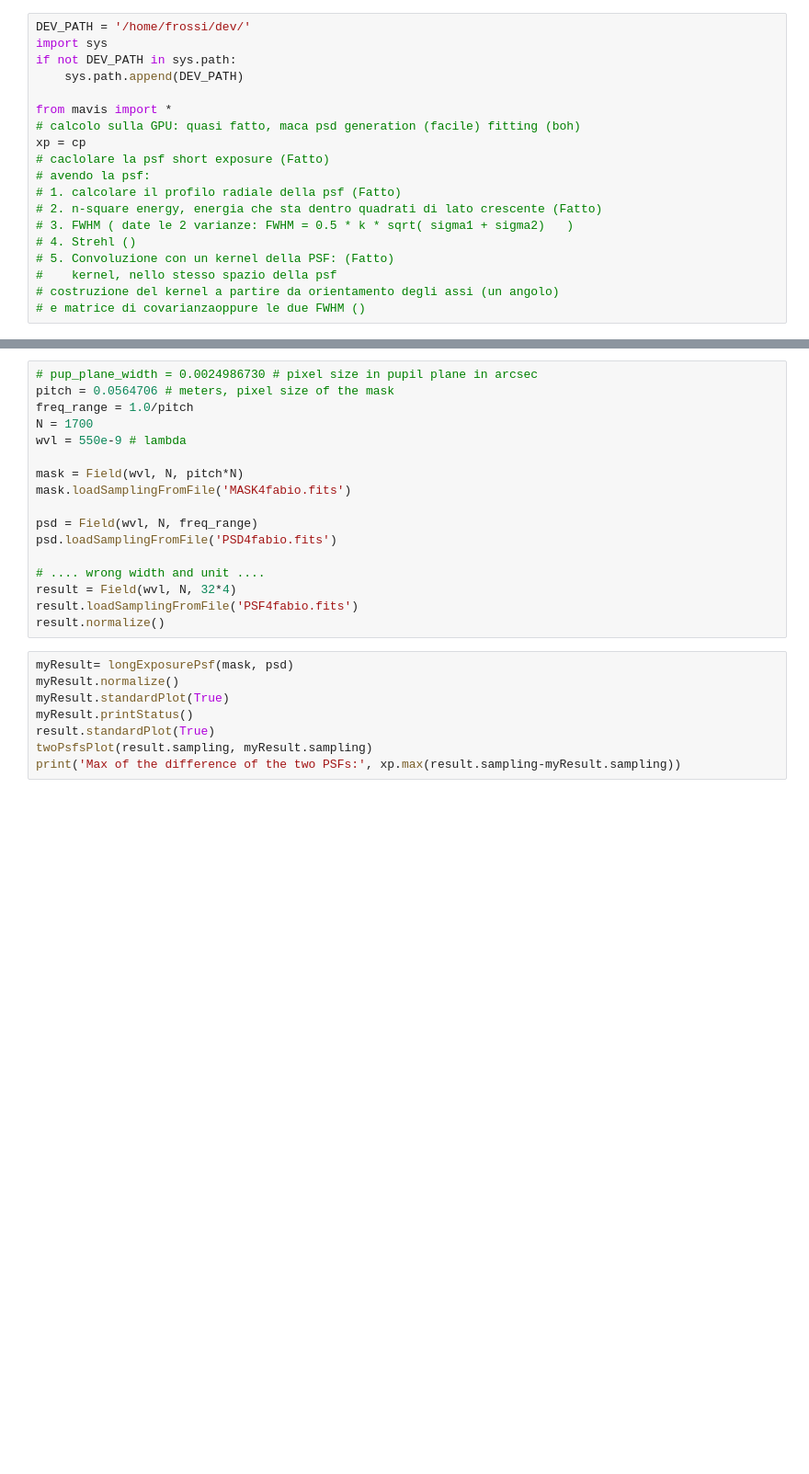
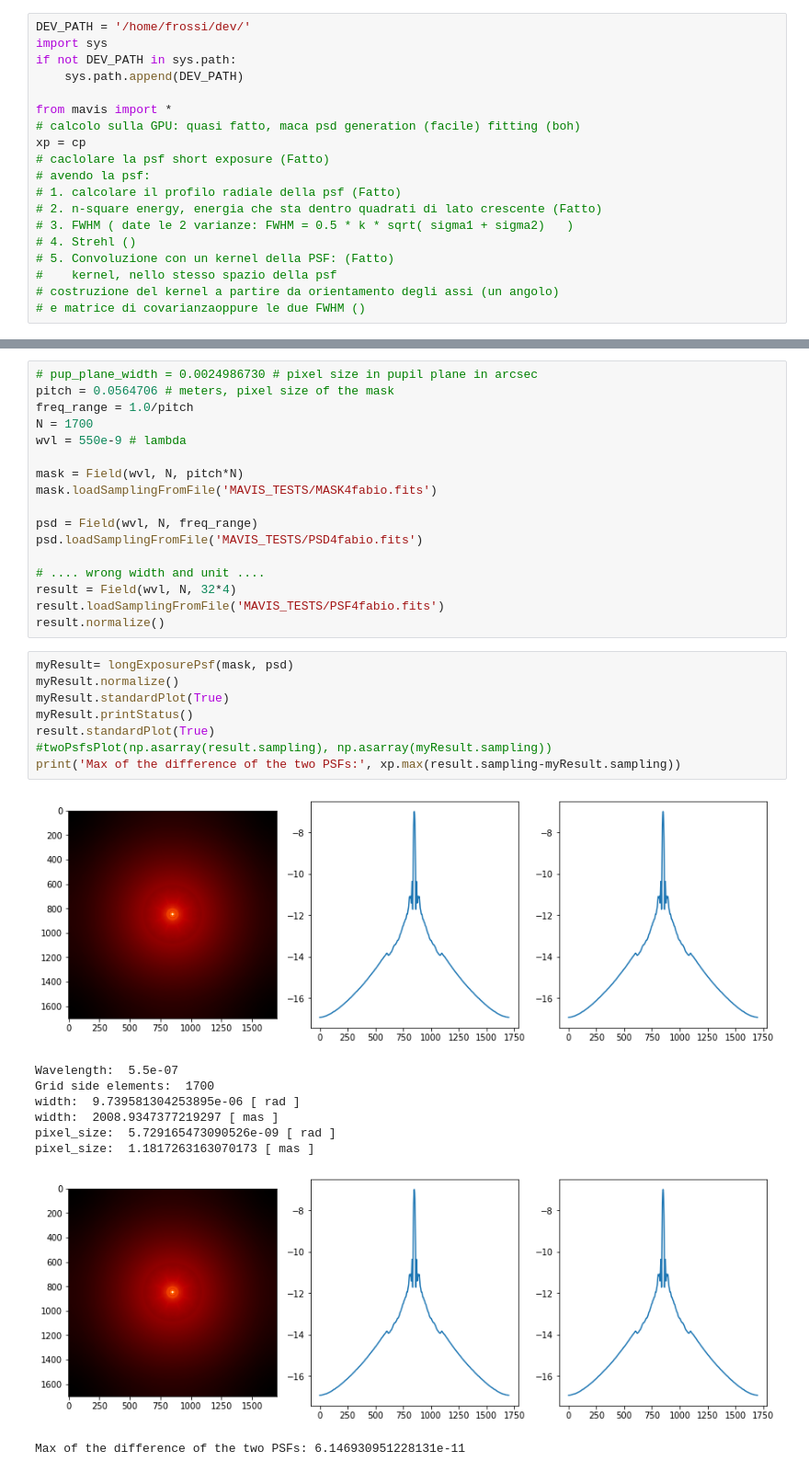
Before and after one commit to astro-tiptop/MASTSEL, a Jupyter notebook: MAVIS.ipynb, the cells around one changed output, grey strips where cells are left out. Shown: that part at 92% size. Cells and saved outputs as stored; diff of their text form; blank space fills up the shorter version.

```diff
--- a/MAVIS.ipynb
+++ b/MAVIS.ipynb
@@ -247,20 +243,30 @@ N = 1700
 wvl = 550e-9 # lambda
 
 mask = Field(wvl, N, pitch*N)
-mask.loadSamplingFromFile('MASK4fabio.fits')
+mask.loadSamplingFromFile('MAVIS_TESTS/MASK4fabio.fits')
 
 psd = Field(wvl, N, freq_range)
-psd.loadSamplingFromFile('PSD4fabio.fits')
+psd.loadSamplingFromFile('MAVIS_TESTS/PSD4fabio.fits')
 
 # .... wrong width and unit ....
 result = Field(wvl, N, 32*4)
-result.loadSamplingFromFile('PSF4fabio.fits')
+result.loadSamplingFromFile('MAVIS_TESTS/PSF4fabio.fits')
 result.normalize()
 # %%
 myResult= longExposurePsf(mask, psd)
 myResult.normalize()
 myResult.standardPlot(True)
 myResult.printStatus()
 result.standardPlot(True)
-twoPsfsPlot(result.sampling, myResult.sampling)
+#twoPsfsPlot(np.asarray(result.sampling), np.asarray(myResult.sampling))
 print('Max of the difference of the two PSFs:', xp.max(result.sampling-myResult.sampling))
+# %% [output]
+[figure, added]
+Wavelength:  5.5e-07
+Grid side elements:  1700
+width:  9.739581304253895e-06 [ rad ]
+width:  2008.9347377219297 [ mas ]
+pixel_size:  5.729165473090526e-09 [ rad ]
+pixel_size:  1.1817263163070173 [ mas ]
+[figure, added]
+Max of the difference of the two PSFs: 6.146930951228131e-11
```
Also changed, not shown: parts of 10 cells of this notebook, 6 other files.
